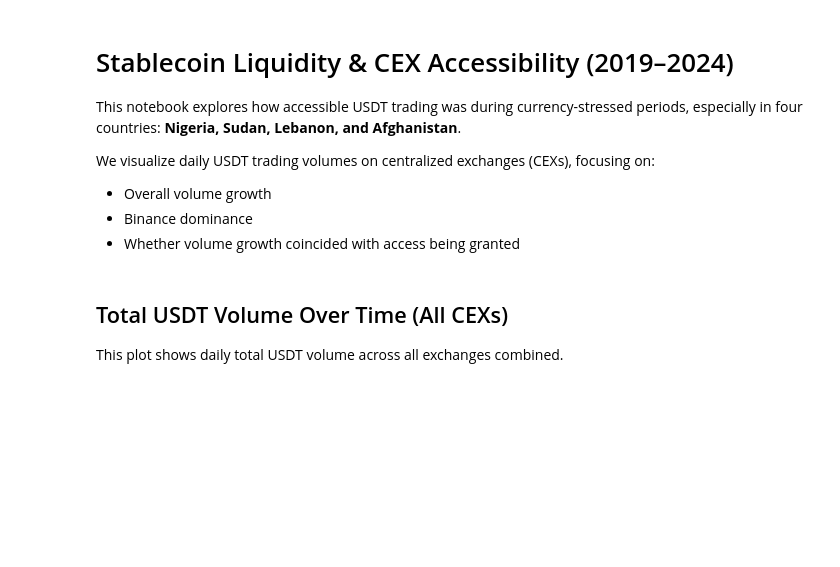
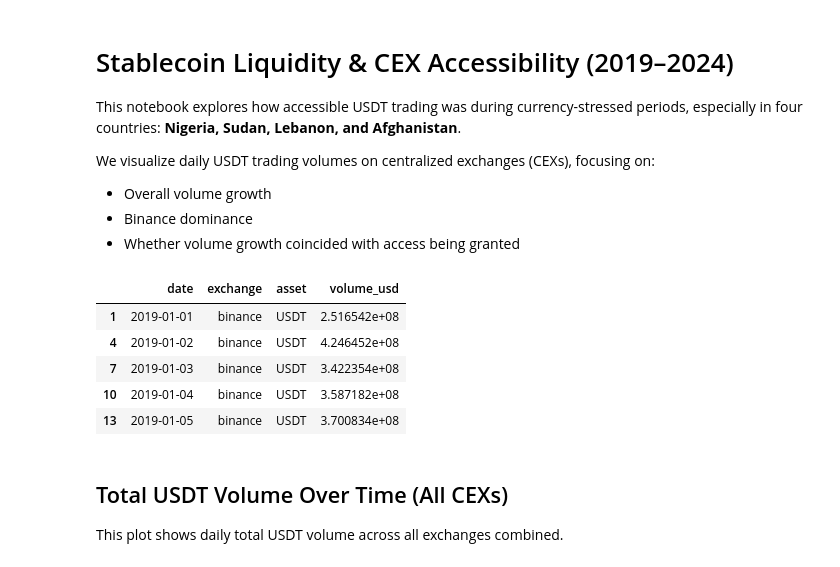
Before and after one commit to MIT-Emerging-Talent/ET6-CDSP-group-13-repo, a Jupyter notebook: 4_data_analysis/usdt_cex_volume_analysis_detailed.ipynb, the cells around one changed output. Drawn from its saved outputs; the diff is of its cells as text; code cells hidden in the pictures; blank space fills up the shorter version.

```diff
--- a/4_data_analysis/usdt_cex_volume_analysis_detailed.ipynb
+++ b/4_data_analysis/usdt_cex_volume_analysis_detailed.ipynb
@@ -11,13 +11,22 @@ We visualize daily USDT trading volumes on centralized exchanges (CEXs), focusin
 # %%
 import pandas as pd
 import matplotlib.pyplot as plt
 
 # Load data
-volume = pd.read_csv("central_exchange_daily_volume_2019-24.csv", parse_dates=["date"])
-
+volume = pd.read_csv(
+    "../2_data_preparation/processed/central_exchange_daily_volume_2019-24.csv",
+    parse_dates=["date"],
+)
 # Filter to USDT only
 usdt_volume = volume[volume["asset"].str.upper() == "USDT"]
 usdt_volume.head()
+# %% [output]
+|  | date | exchange | asset | volume_usd |
+| 1 | 2019-01-01 | binance | USDT | 2.516542e+08 |
+| 4 | 2019-01-02 | binance | USDT | 4.246452e+08 |
+| 7 | 2019-01-03 | binance | USDT | 3.422354e+08 |
+| 10 | 2019-01-04 | binance | USDT | 3.587182e+08 |
+| 13 | 2019-01-05 | binance | USDT | 3.700834e+08 |
 # %% [markdown]
 ## Total USDT Volume Over Time (All CEXs)
 
```
Also changed, not shown: parts of 3 cells of this notebook, 1 other file.
